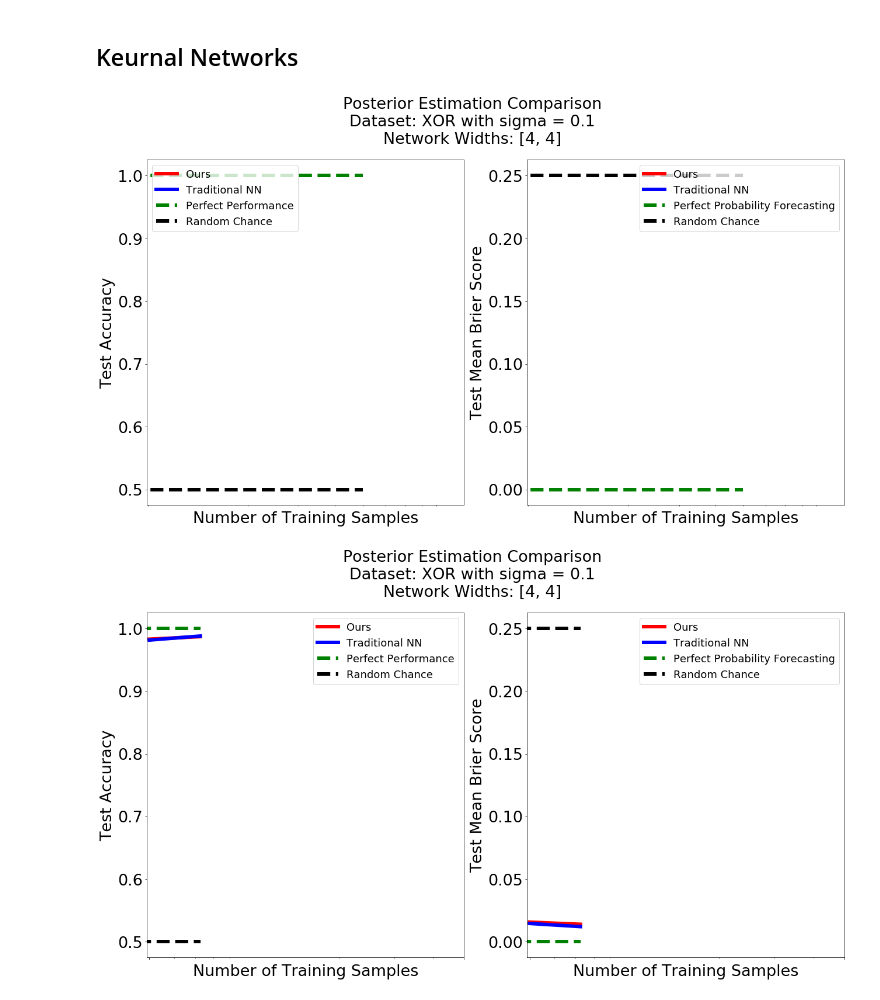
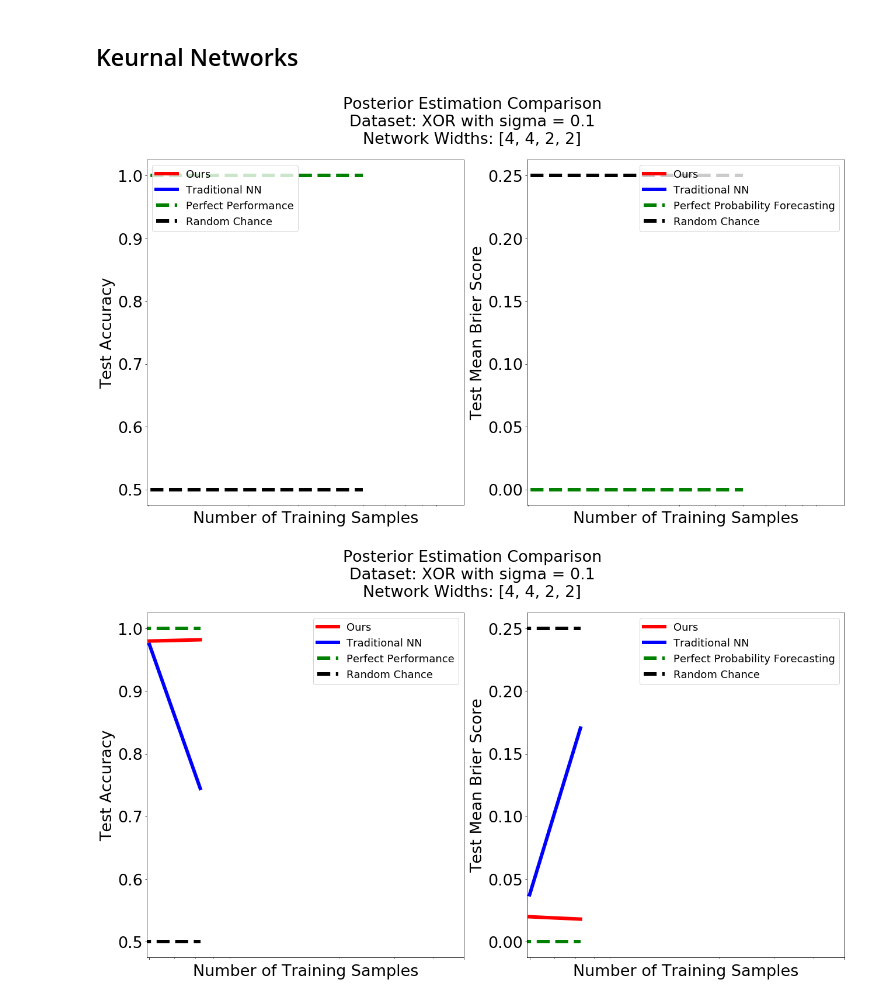
Before and after one commit to neurodata/kdg_will, a Jupyter notebook: Keurnal_Networks.ipynb, the cells around one changed output. Saved outputs shown, nothing was run; the diff lists cells and outputs as text; code cells hidden in the pictures.

```diff
--- a/Keurnal_Networks.ipynb
+++ b/Keurnal_Networks.ipynb
@@ -15,8 +17,8 @@ Using TensorFlow backend.
 # %% [markdown]
 # Experiment Parameters
 # %%
-widths = [4, 4]
-num_trials = 50
+widths = [4, 4, 2, 2]
+num_trials = 20
 # %% [markdown]
 # Data Generation
 # %% [markdown]
@@ -27,11 +29,11 @@ def construct_network(X, y, widths):
     network.add(keras.layers.Dense(widths[0], input_shape = np.shape(X)[1:], activation = 'relu'))
     for i in range(1, len(widths)):
         network.add(keras.layers.Dense(widths[i], activation = 'relu'))
-    network.add(keras.layers.Dense(len(np.unique(y)), activation = 'softmax'))
-    network.compile(loss = 'categorical_crossentropy', optimizer = keras.optimizers.Adam(1e-2))
+    network.add(keras.layers.Dense(1, activation = 'sigmoid'))
+    network.compile(loss = 'binary_crossentropy', optimizer = keras.optimizers.Adam(1e-2))
     network.fit(
       X,
-      keras.utils.to_categorical(y),
+      y,
       epochs = 30,
       verbose = False,
       batch_size = int(2.2 ** (np.log(len(X)) / np.log(5) + 2))
@@ -145,7 +147,8 @@ def get_network_y_proba(X, y, n, X_test):
     random_indices = np.random.choice(len(X), int(n))
     X, y = X[random_indices], y[random_indices]
     network = construct_network(X, y, widths)
-    return network.predict_proba(X_test)
+    class_1_posteriors = network.predict_proba(X_test)
+    return np.concatenate([1 - class_1_posteriors, class_1_posteriors], axis = 1)
 
 
 def get_KDE_y_proba(X, y, n, X_test):
@@ -196,14 +199,14 @@ for n in tqdm(n_ra):
         KDE_briers_across_trials.append(get_brier(KDE_y_test_proba_across_trials[trial_idx], y_test))
         network_briers_across_trials.append(get_brier(network_y_test_proba_across_trials[trial_idx], y_test))
 
-    KDE_acc_means.append(np.nanmedian(KDE_accs_across_trials))
-    network_acc_means.append(np.nanmedian(network_accs_across_trials))
+    KDE_acc_means.append(np.nanmean(KDE_accs_across_trials))
+    network_acc_means.append(np.nanmean(network_accs_across_trials))
 
-    KDE_acc_stds.append(np.percentile(KDE_accs_across_trials, 95) - np.percentile(KDE_accs_across_trials, 5))
-    network_acc_stds.append(np.percentile(network_accs_across_trials, 95) - np.percentile(network_accs_across_trials, 5))
+    #KDE_acc_stds.append(np.percentile(KDE_accs_across_trials, 95) - np.percentile(KDE_accs_across_trials, 5))
+    #network_acc_stds.append(np.percentile(network_accs_across_trials, 95) - np.percentile(network_accs_across_trials, 5))
 
-    KDE_brier_means.append(np.nanmedian(KDE_briers_across_trials))
-    network_brier_means.append(np.nanmedian(network_briers_across_trials))
+    KDE_brier_means.append(np.nanmean(KDE_briers_across_trials))
+    network_brier_means.append(np.nanmean(network_briers_across_trials))
 
     KDE_brier_stds.append(np.percentile(KDE_briers_across_trials, 95) - np.percentile(KDE_briers_across_trials, 5))
     network_brier_stds.append(np.percentile(network_briers_across_trials, 95) - np.percentile(network_briers_across_trials, 5))
@@ -212,32 +215,32 @@ for n in tqdm(n_ra):
     figs.set_facecolor("white")
 
     ax[0].tick_params(axis='both', which='major', labelsize=27)
     ax[0].plot(n_ra[:len(KDE_acc_means)] , KDE_acc_means, label = "Ours", c = "red")
     ax[0].plot(n_ra[:len(KDE_acc_means)], network_acc_means, label = "Traditional NN", c = "blue")
     ax[0].hlines(1.0, 0, n_ra[len(KDE_acc_means) - 1], linestyle = "dashed", label = "Perfect Performance", color = "green")
     ax[0].hlines(0.5, 0, n_ra[len(KDE_acc_means) - 1], linestyle = "dashed", label = "Random Chance", color = "black")
     ax[0].legend(fontsize = 18)
     ax[0].set_xlabel("Number of Training Samples", fontsize = 27)
     ax[0].set_ylabel("Test Accuracy", fontsize = 27)
     ax[0].set_xscale("log")
     ax[0].set_xticks(10 ** np.arange(np.log10(np.min(ticks_ra[:len(KDE_acc_means)])), np.log10(np.max(ticks_ra[:len(KDE_acc_means)]))))
 
     ax[1].tick_params(axis='both', which='major', labelsize=27)
     ax[1].plot(n_ra[:len(KDE_acc_means)] , KDE_brier_means, label = "Ours", c = "red")
     ax[1].plot(n_ra[:len(KDE_acc_means)], network_brier_means, label = "Traditional NN", c = "blue")
     ax[1].hlines(0.0, 0, n_ra[len(KDE_acc_means) - 1], linestyle = "dashed", label = "Perfect Probability Forecasting", color = "green")
     ax[1].hlines(0.25, 0, n_ra[len(KDE_acc_means) - 1], linestyle = "dashed", label = "Random Chance", color = "black")
     ax[1].legend(fontsize = 18)
     ax[1].set_xlabel("Number of Training Samples", fontsize = 27)
     ax[1].set_ylabel("Test Mean Brier Score", fontsize = 27)
     ax[1].set_xscale("log")
     ax[1].set_xticks(10 ** np.arange(np.log10(np.min(ticks_ra[:len(KDE_acc_means)])), np.log10(np.max(ticks_ra[:len(KDE_acc_means)]))))
 
     figs.tight_layout()
 
     figs.suptitle("Posterior Estimation Comparison\nDataset: XOR with sigma = 0.1\nNetwork Widths: {}".format(widths), fontsize=27, y = 1.15)
 
     plt.show()
 # %% [output]
-[figure, old version]
+[figure, new version]
-[figure, old version]
+[figure, new version]
```
Also changed, not shown: parts of 3 cells of this notebook, 3 other files.
